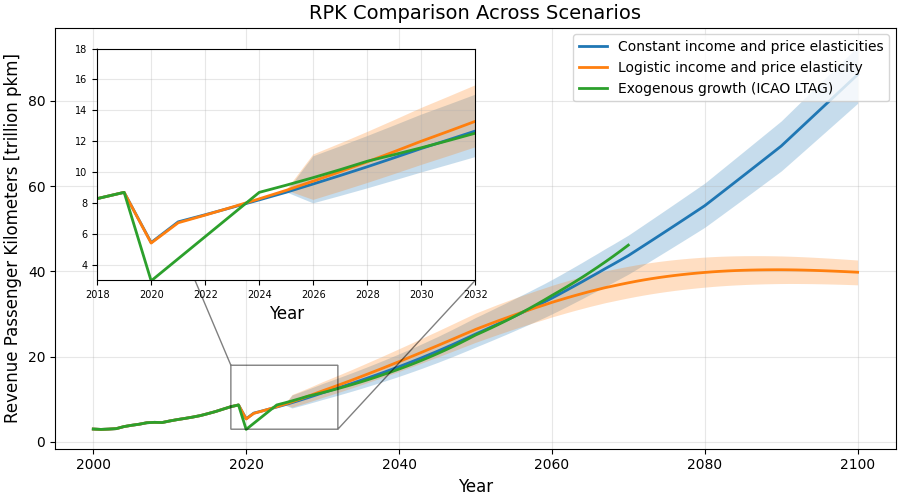
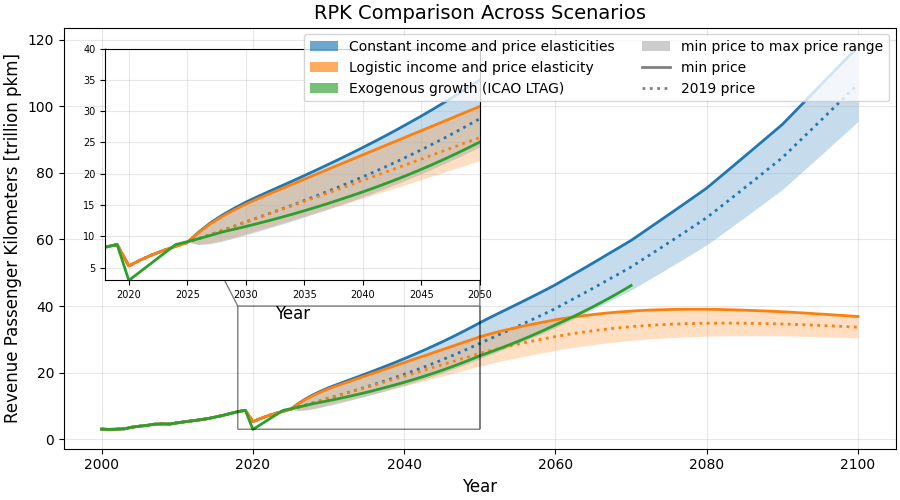
Code edit (unified diff) that turned the first committed figure into the second:
--- before
+++ after
@@ -20,6 +20,6 @@
 )
 
-ax_inset.set_xlim(2018, 2032)
-ax_inset.set_ylim(3, 18)
+ax_inset.set_xlim(2018, 2050)
+ax_inset.set_ylim(3, 40)
 ax_inset.set_ylabel("")
 ax_inset.set_title("")

Commit: paper revision: include delay to price response to demand impact + improve multi-scenario visuals